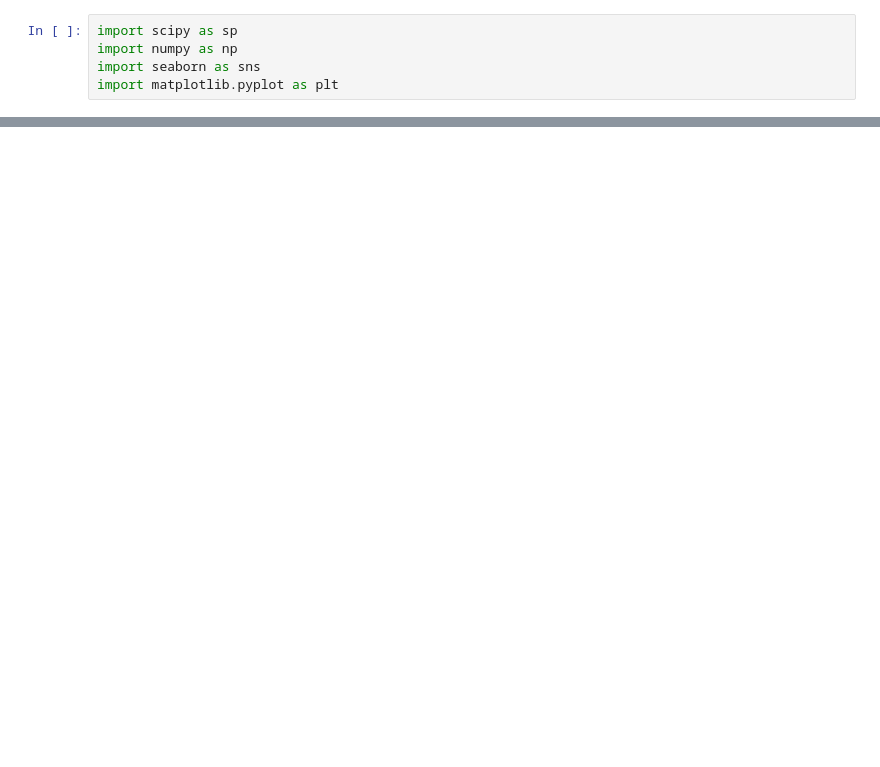
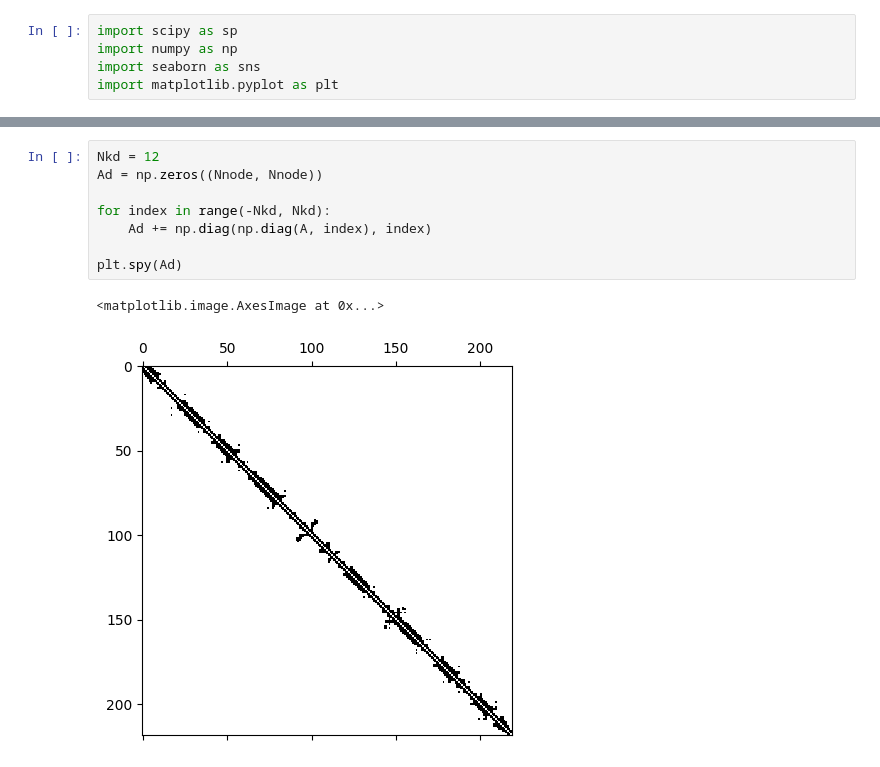
Before and after one commit to ludovicaisa/Physics_Unibo, a Jupyter notebook: src/Complex_Networks/leggi_pdb.ipynb, the cells around one changed output, grey strips where cells are left out. Saved outputs shown, nothing was run; the diff lists cells and outputs as text; blank space fills up the shorter version.

```diff
--- a/src/Complex_Networks/leggi_pdb.ipynb
+++ b/src/Complex_Networks/leggi_pdb.ipynb
@@ -44,0 +40,11 @@ plt.plot(np.log(Kdiag), '.')
+# %%
+Nkd = 12
+Ad = np.zeros((Nnode, Nnode))
+
+for index in range(-Nkd, Nkd):
+    Ad += np.diag(np.diag(A, index), index)
+
+plt.spy(Ad)
+# %% [output]
+<matplotlib.image.AxesImage at 0x...>
+[figure, added]
```
Also changed, not shown: parts of 7 cells of this notebook.
